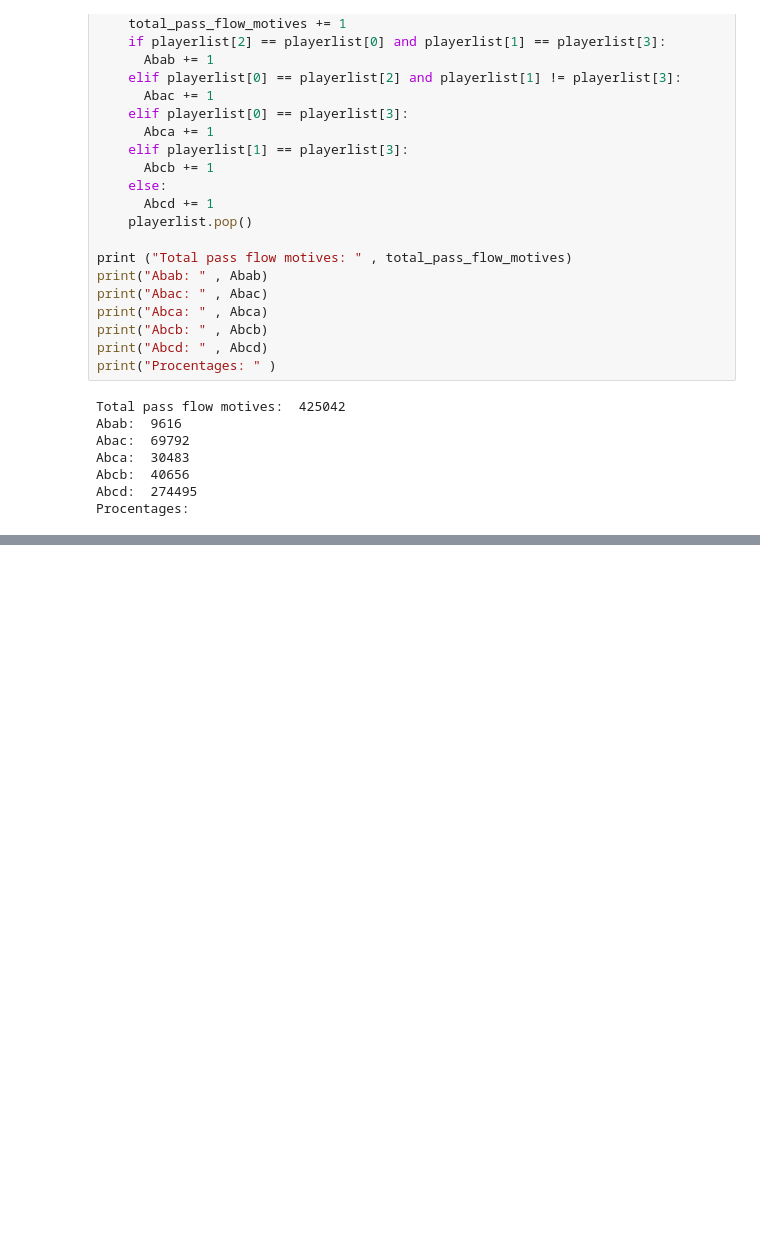
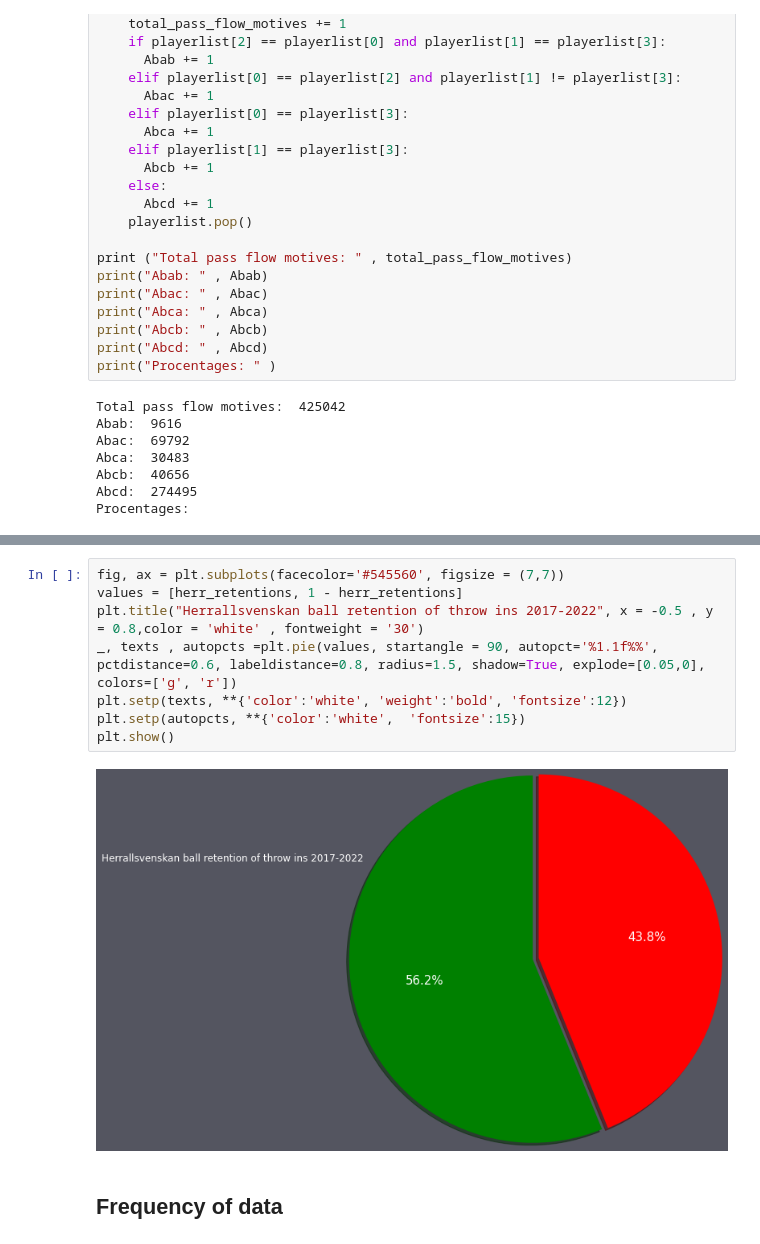
Before and after one commit to G4din/Examensarbete-PlaymakerAI, a Jupyter notebook: pass_length.ipynb, the cells around one changed output, grey strips where cells are left out. Drawn from its saved outputs; the diff is of its cells as text; blank space fills up the shorter version.

```diff
--- a/pass_length.ipynb
+++ b/pass_length.ipynb
@@ -200,0 +302,12 @@ Amount of passes    9616       69792   30483      40656      274495
+# %%
+fig, ax = plt.subplots(facecolor='#545560', figsize = (7,7))
+values = [herr_retentions, 1 - herr_retentions]
+plt.title("Herrallsvenskan ball retention of throw ins 2017-2022", x = -0.5 , y = 0.8,color = 'white' , fontweight = '30')
+_, texts , autopcts =plt.pie(values, startangle = 90, autopct='%1.1f%%', pctdistance=0.6, labeldistance=0.8, radius=1.5, shadow=True, explode=[0.05,0], colors=['g', 'r'])
+plt.setp(texts, **{'color':'white', 'weight':'bold', 'fontsize':12})
+plt.setp(autopcts, **{'color':'white',  'fontsize':15})
+plt.show()
+# %% [output]
+[figure, added]
+# %% [markdown]
+## Frequency of data
```
Also changed, not shown: parts of 17 cells of this notebook.
